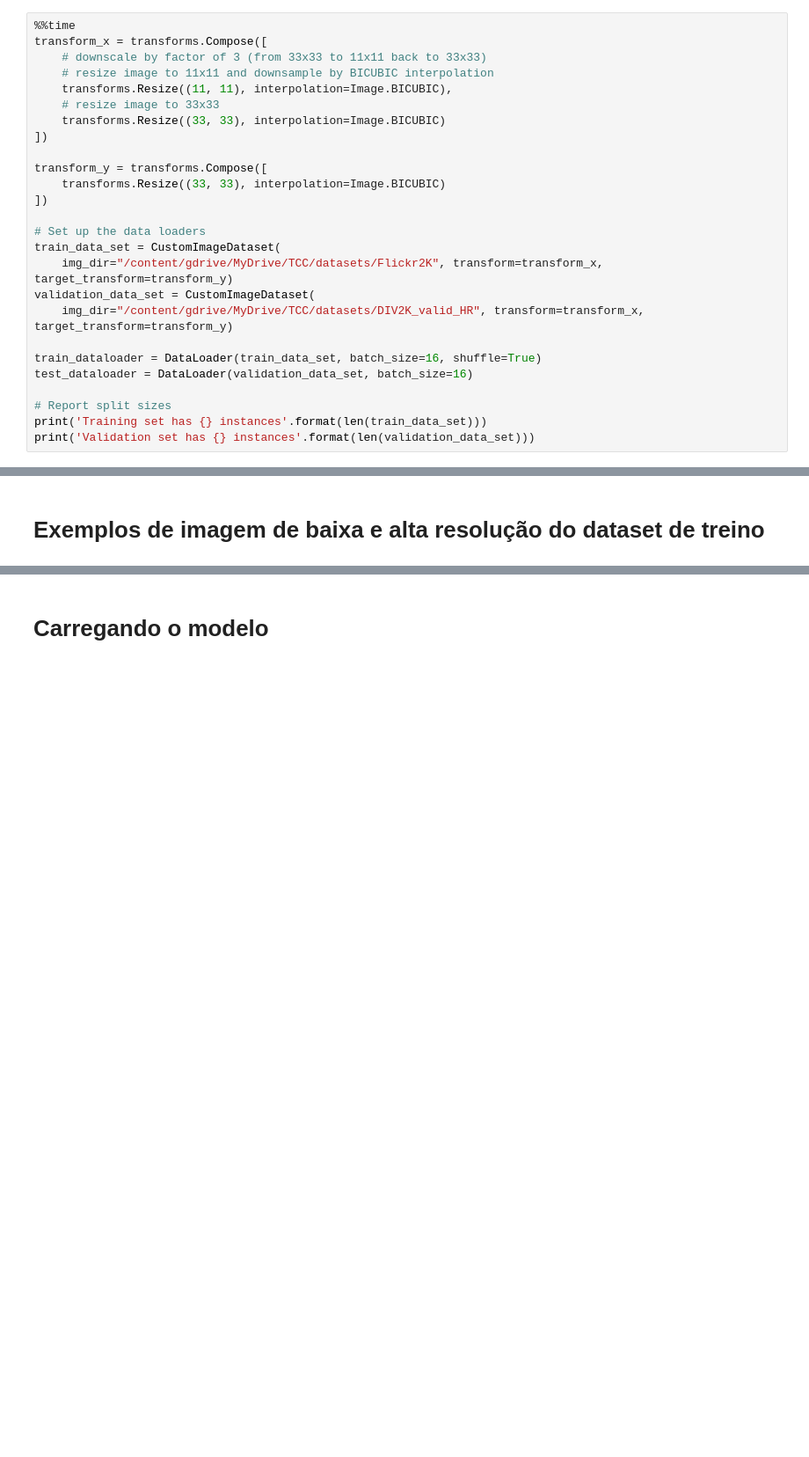
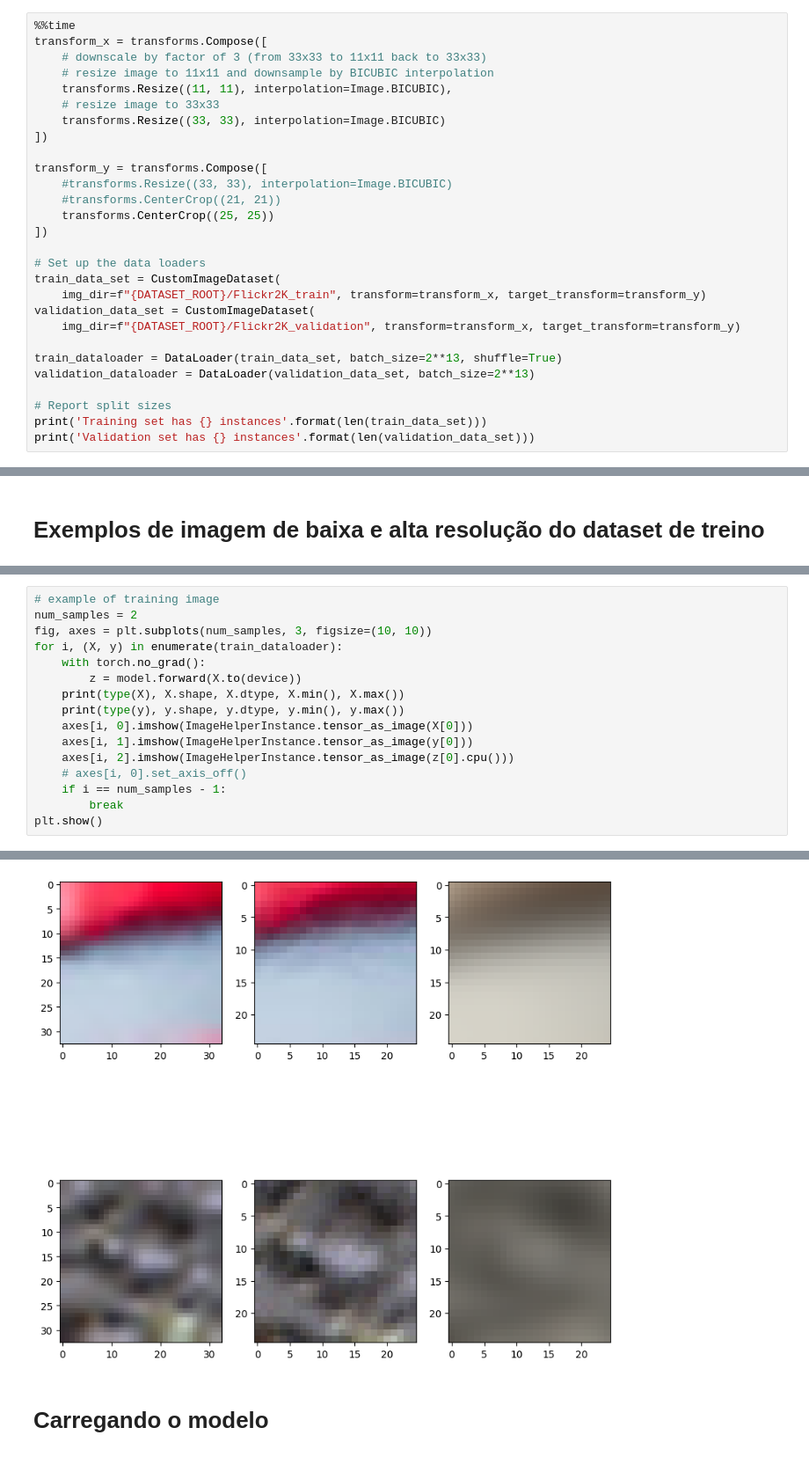
Before and after one commit to velozo27/TCC-Pedro-Velozo-ENG1132, a Jupyter notebook: SRCNN_Comentada.ipynb, the cells around one changed output, grey strips where cells are left out. Shown: that part at 88% size. Drawn from its saved outputs; the diff is of its cells as text; blank space fills up the shorter version.

```diff
--- a/SRCNN_Comentada.ipynb
+++ b/SRCNN_Comentada.ipynb
@@ -394,17 +432,19 @@ transform_x = transforms.Compose([
 ])
 
 transform_y = transforms.Compose([
-    transforms.Resize((33, 33), interpolation=Image.BICUBIC)
+    #transforms.Resize((33, 33), interpolation=Image.BICUBIC)
+    #transforms.CenterCrop((21, 21))
+    transforms.CenterCrop((25, 25))
 ])
 
 # Set up the data loaders
 train_data_set = CustomImageDataset(
-    img_dir="/content/gdrive/MyDrive/TCC/datasets/Flickr2K", transform=transform_x, target_transform=transform_y)
+    img_dir=f"{DATASET_ROOT}/Flickr2K_train", transform=transform_x, target_transform=transform_y)
 validation_data_set = CustomImageDataset(
-    img_dir="/content/gdrive/MyDrive/TCC/datasets/DIV2K_valid_HR", transform=transform_x, target_transform=transform_y)
+    img_dir=f"{DATASET_ROOT}/Flickr2K_validation", transform=transform_x, target_transform=transform_y)
 
-train_dataloader = DataLoader(train_data_set, batch_size=16, shuffle=True)
-test_dataloader = DataLoader(validation_data_set, batch_size=16)
+train_dataloader = DataLoader(train_data_set, batch_size=2**13, shuffle=True)
+validation_dataloader = DataLoader(validation_data_set, batch_size=2**13)
 
 # Report split sizes
 print('Training set has {} instances'.format(len(train_data_set)))
@@ -437,0 +505,17 @@ for X, y in train_dataloader:
+# %%
+# example of training image
+num_samples = 2
+fig, axes = plt.subplots(num_samples, 3, figsize=(10, 10))
+for i, (X, y) in enumerate(train_dataloader):
+    with torch.no_grad():
+        z = model.forward(X.to(device))
+    print(type(X), X.shape, X.dtype, X.min(), X.max())
+    print(type(y), y.shape, y.dtype, y.min(), y.max())
+    axes[i, 0].imshow(ImageHelperInstance.tensor_as_image(X[0]))
+    axes[i, 1].imshow(ImageHelperInstance.tensor_as_image(y[0]))
+    axes[i, 2].imshow(ImageHelperInstance.tensor_as_image(z[0].cpu()))
+    # axes[i, 0].set_axis_off()
+    if i == num_samples - 1:
+        break
+plt.show()
+# %% [output]
@@ -438,3 +526,4 @@ for X, y in train_dataloader:
+[figure, added]
 # %% [markdown]
 # Carregando o modelo
 # %% [markdown]
```
Also changed, not shown: parts of 24 cells of this notebook, 1 other file.
